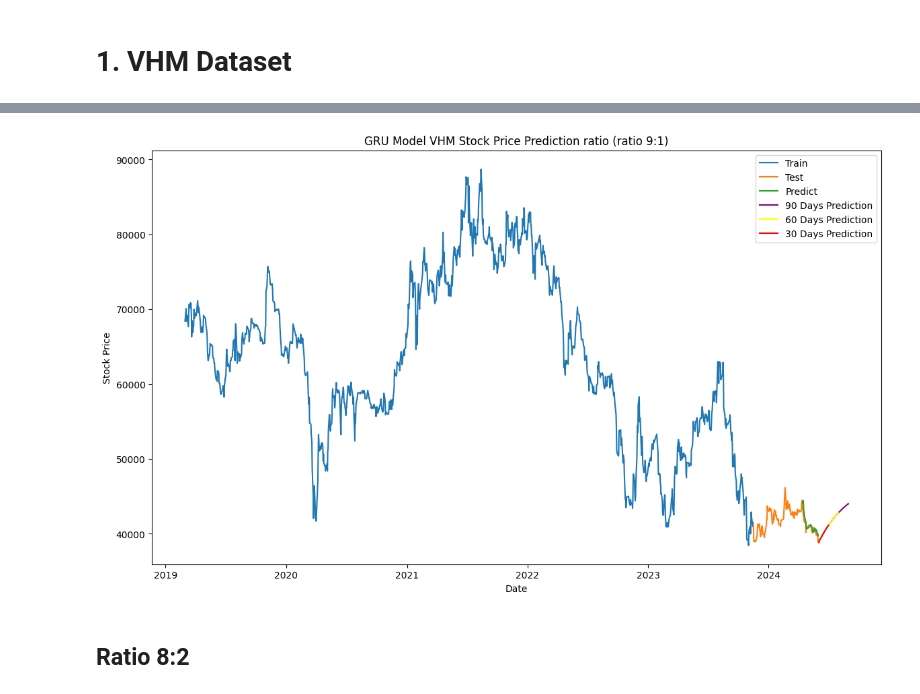
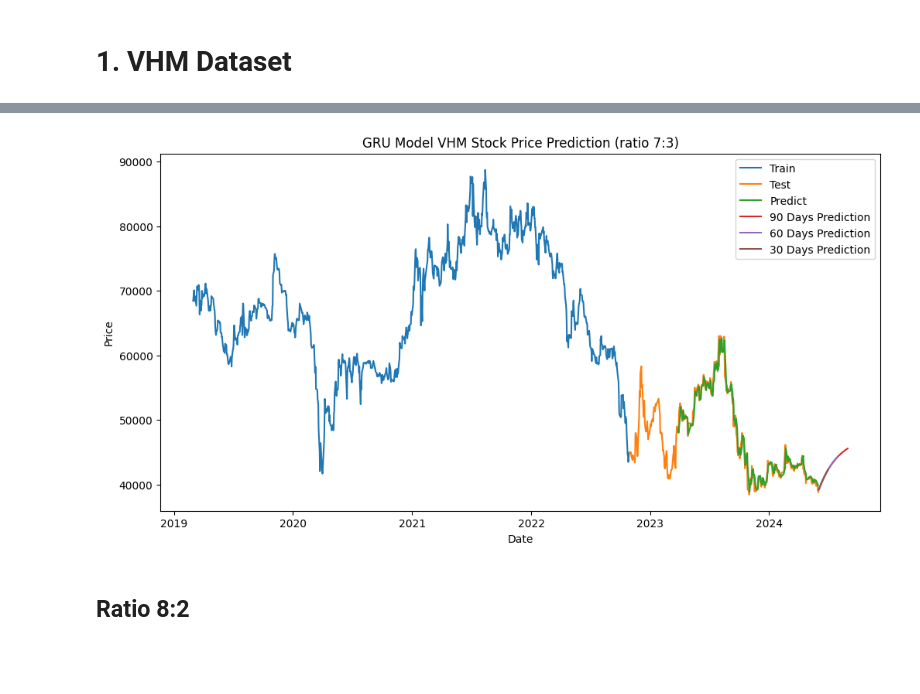
Before and after one commit to chanhlm/IS403_O22_HTCL_5, a Jupyter notebook: Models/GRU.ipynb, the cells around one changed output, grey strips where cells are left out. Drawn from its saved outputs; the diff is of its cells as text; code cells hidden in the pictures; blank space fills up the shorter version.

Commit message:
Week8: Finish MLP, GRU and RNN Model

```diff
--- a/Models/GRU.ipynb
+++ b/Models/GRU.ipynb
@@ -33,13 +49,12 @@ array([[0.5961768 ],
 # %%
 # 4. Chia train test
-train_size = int(0.9 * len(df1))
-test_size = len(df1) - train_size
+train_size = round(0.7 * len(df))
+test_size = round(len(df) - train_size)
 
-train_data = df1[:train_size]
-test_data = df1[train_size:]
+train_data = df[:train_size + 1]
+test_data = df[train_size:]
 # %%
 # 5. Hàm Create Dataset
-import numpy
 # convert an array of values into a dataset matrix
 def create_dataset(dataset, time_step=1):
 	dataX, dataY = [], []
@@ -47,7 +62,7 @@ def create_dataset(dataset, time_step=1):
 		a = dataset[i:(i+time_step), 0]   ###i=0, X=0,1,2,3-----99   Y=100
 		dataX.append(a)
 		dataY.append(dataset[i + time_step, 0])
-	return numpy.array(dataX), numpy.array(dataY)
+	return np.array(dataX), np.array(dataY)
 # %%
 #6. Reshape into X=t,t+1,t+2..t+99 and Y=t+100
 
@@ -67,6 +82,6 @@ model.add(Dense(1))
 model.compile(optimizer='adam', loss='mean_squared_error')
 # %%
 # 9. Fit mô hình với dữ liệu train
-model.fit(X_train,y_train,validation_data=(X_test,ytest),epochs=100,batch_size=64,verbose=1)
+model.fit(X_train,y_train,epochs=100,batch_size=64,verbose=1)
 # %% [output]
 Epoch 1/100
@@ -96,7 +110,7 @@ y_pred=model.predict(X_test)
 # %%
 # 11. Chuẩn hóa dữ liệu y_pred, ytest
-y_pred = scaler.inverse_transform(y_pred.reshape(-1, 1))
-ytest = scaler.inverse_transform(ytest.reshape(-1, 1))
+ytest=scaler.inverse_transform(ytest.reshape(-1,1))
+y_pred=scaler.inverse_transform(y_pred)
 # %%
 # 12. Đánh giá độ chính xác thuật toán bằng RMSE
 from sklearn.metrics import mean_absolute_error, mean_absolute_percentage_error
@@ -147,39 +161,36 @@ pred_60_days = scaler.inverse_transform(np.array(pred_60_days).reshape(-1, 1))
 pred_90_days = scaler.inverse_transform(np.array(pred_90_days).reshape(-1, 1))
 # %%
 # 14. Vẽ hình
-plt.figure(figsize=(14, 8))
-dates = pd.to_datetime(df['Date'])
+plt.figure(figsize=(12, 6))
+dates = pd.to_datetime(temp_data['Date'])
 
-plt.plot(dates[:train_size], scaler.inverse_transform(train_data), label='Train')
+plt.plot(dates[:train_size+1], scaler.inverse_transform(train_data), label='Train')
 plt.plot(dates[train_size:], scaler.inverse_transform(test_data), label='Test')
 predicted_test_index_start = train_size + time_step
 plt.plot(dates[predicted_test_index_start:predicted_test_index_start + len(y_pred)], y_pred, label='Predict')
 
 last_date = dates.iloc[-1]
 
+# Dự đoán cho 30 ngày tiếp theo
 future_dates_30 = pd.date_range(start=last_date + pd.Timedelta(days=1), periods=30)
-future_30_with_last = np.concatenate((scaler.inverse_transform(test_data[-1].reshape(-1, 1)), pred_30_days), axis=0)
+
+# Dự đoán cho 60 ngày tiếp theo
 future_dates_60 = pd.date_range(start=last_date + pd.Timedelta(days=1), periods=60)
-future_60_with_last = np.concatenate((scaler.inverse_transform(test_data[-1].reshape(-1, 1)), pred_60_days), axis=0)
+
+# Dự đoán cho 90 ngày tiếp theo
 future_dates_90 = pd.date_range(start=last_date + pd.Timedelta(days=1), periods=90)
-future_90_with_last = np.concatenate((scaler.inverse_transform(test_data[-1].reshape(-1, 1)), pred_90_days), axis=0)
 
-# Vẽ 90 ngày
-plt.plot(future_dates_90, future_90_with_last[:len(future_dates_90)], label='90 Days Prediction', color='purple')
+plt.plot(future_dates_90, np.concatenate((pred_30_days, pred_60_days[30:], pred_90_days[60:])), label='90 Days Prediction')
+plt.plot(future_dates_60, np.concatenate((pred_30_days, pred_60_days[30:])), label='60 Days Prediction')
+plt.plot(future_dates_30, pred_30_days, label='30 Days Prediction')
+plt.title('GRU Model VHM Stock Price Prediction (ratio 7:3)')
+plt.xlabel('Date')
+plt.ylabel('Price')
+plt.legend()
 
-# Vẽ 60 ngày
-plt.plot(future_dates_60, future_60_with_last[:len(future_dates_60)], label='60 Days Prediction', color='yellow')
-
-# Vẽ 30 ngày
-plt.plot(future_dates_30, future_30_with_last[:len(future_dates_30)], label='30 Days Prediction', color='red')
-
-plt.legend()
-plt.title('GRU Model VHM Stock Price Prediction ratio (ratio 9:1)')
-plt.xlabel('Date')
-plt.ylabel('Stock Price')
 plt.show()
 # %% [output]
-[figure, old version]
+[figure, new version]
 # %% [markdown]
 ## Ratio 8:2
 # %%
```
Also changed, not shown: parts of 73 cells of this notebook, 3 other files.
